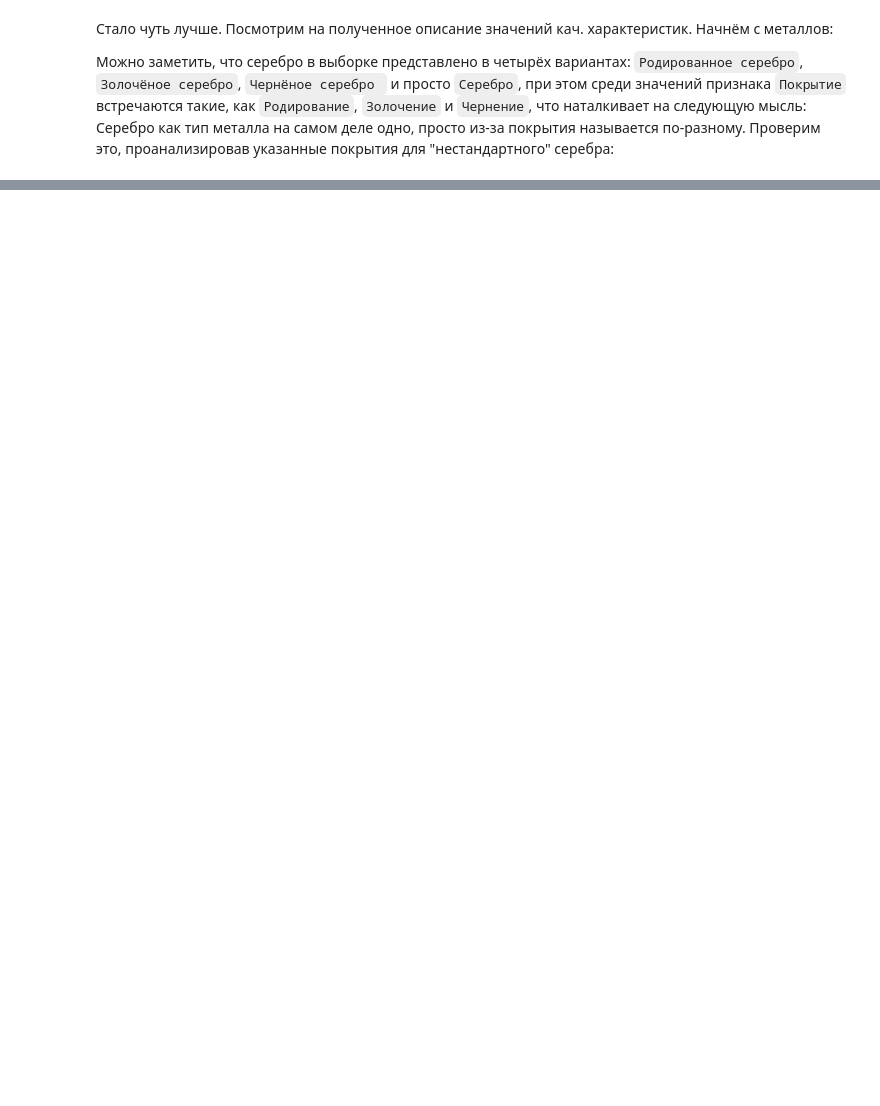
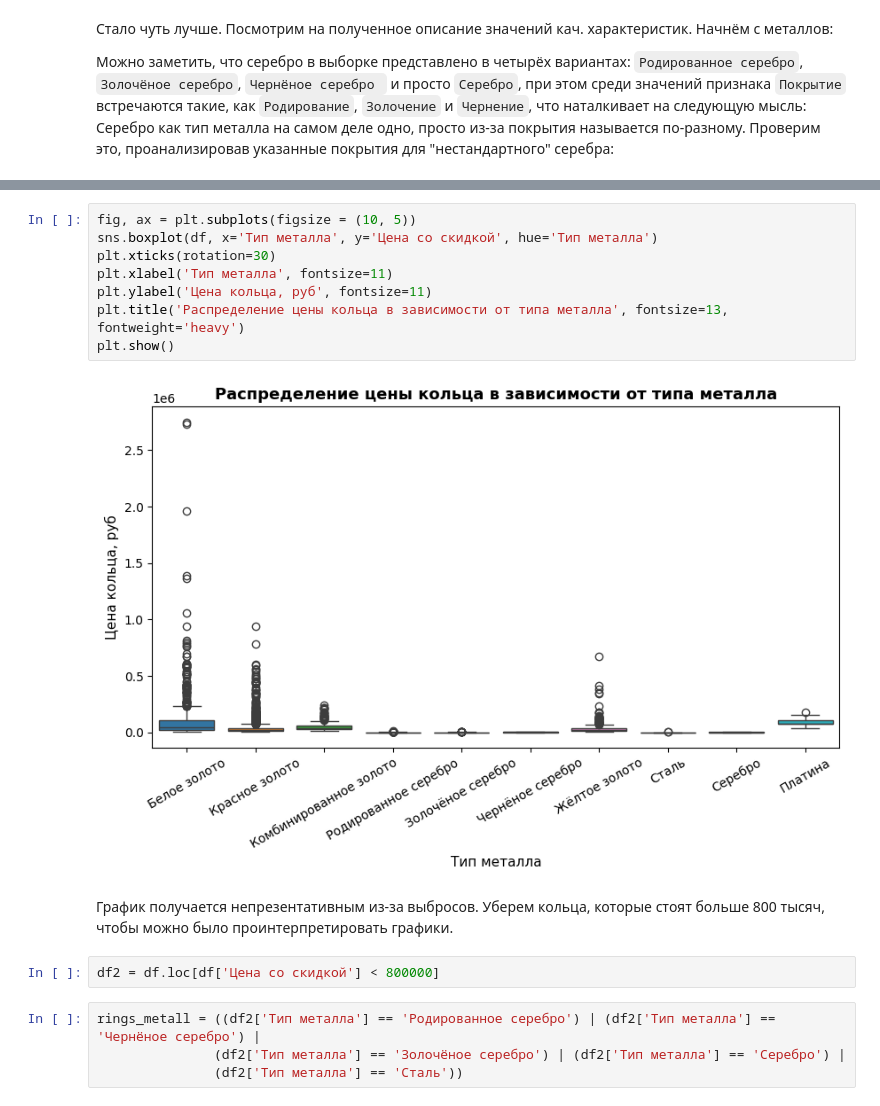
Before and after one commit to tisheedesh/Project, a Jupyter notebook: EDA.ipynb, the cells around one changed output, grey strips where cells are left out. Saved outputs shown, nothing was run; the diff lists cells and outputs as text; blank space fills up the shorter version.

```diff
--- a/EDA.ipynb
+++ b/EDA.ipynb
@@ -393,0 +319,18 @@ Name: count, dtype: int64
+# %%
+fig, ax = plt.subplots(figsize = (10, 5))
+sns.boxplot(df, x='Тип металла', y='Цена со скидкой', hue='Тип металла')
+plt.xticks(rotation=30)
+plt.xlabel('Тип металла', fontsize=11)
+plt.ylabel('Цена кольца, руб', fontsize=11)
+plt.title('Распределение цены кольца в зависимости от типа металла', fontsize=13, fontweight='heavy')
+plt.show()
+# %% [output]
+[figure, added]
+# %% [markdown]
+График получается непрезентативным из-за выбросов. Уберем кольца, которые стоят больше 800 тысяч, чтобы можно было проинтерпретировать графики.
+# %%
+df2 = df.loc[df['Цена со скидкой'] < 800000]
+# %%
+rings_metall = ((df2['Тип металла'] == 'Родированное серебро') | (df2['Тип металла'] == 'Чернёное серебро') |
+               (df2['Тип металла'] == 'Золочёное серебро') | (df2['Тип металла'] == 'Серебро') |
+               (df2['Тип металла'] == 'Сталь'))
```
Also changed, not shown: parts of 52 cells of this notebook.
